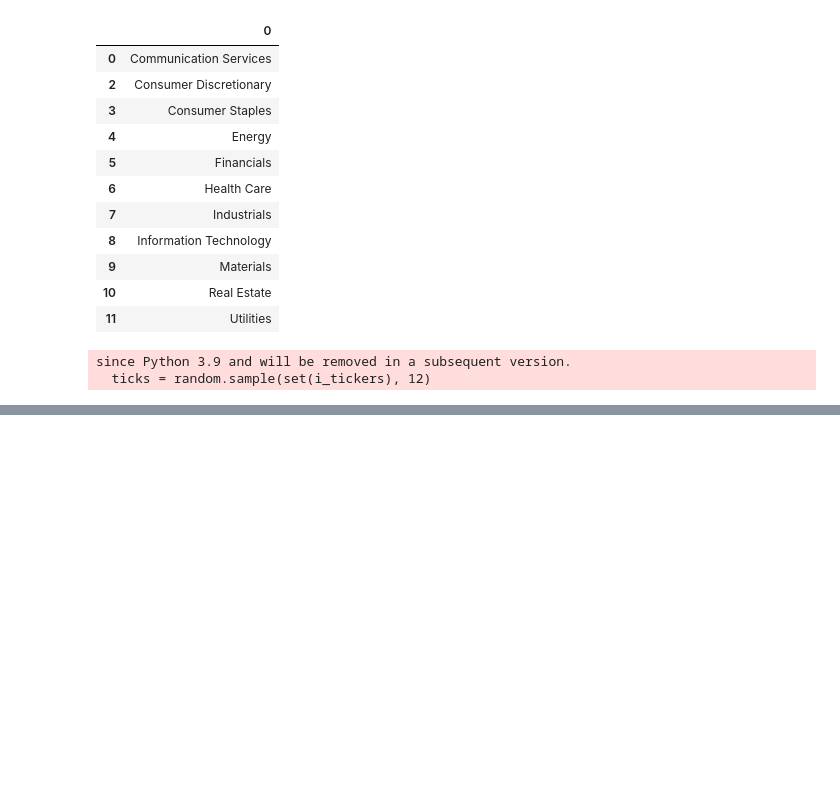
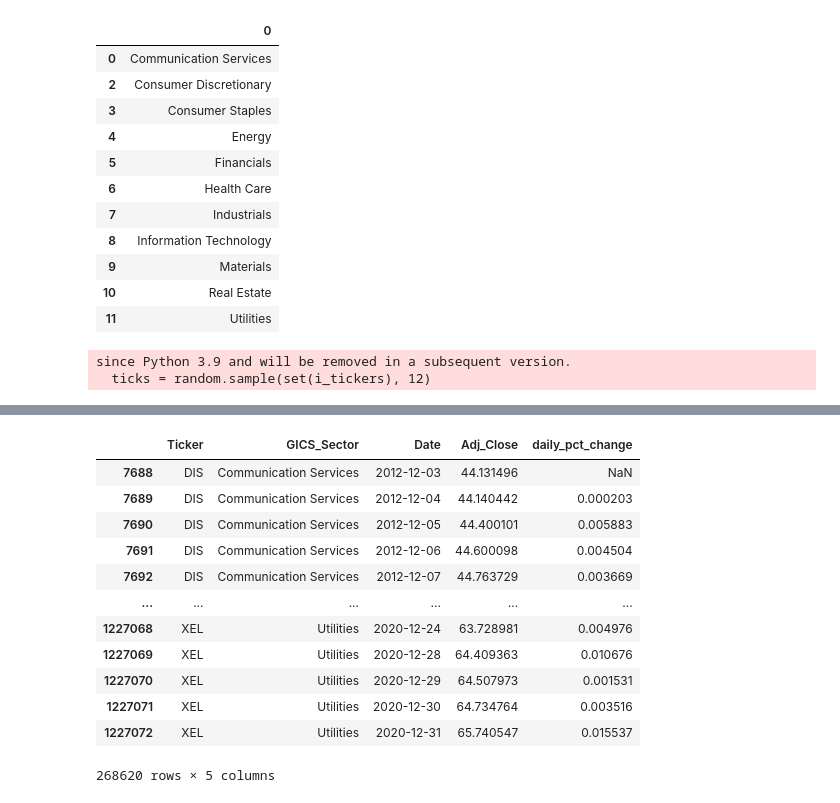
Before and after one commit to AlexGeiger1/Final_Project, a Jupyter notebook: ETL/ETL_stocks.ipynb, the cells around one changed output, grey strips where cells are left out. Saved outputs shown, nothing was run; the diff lists cells and outputs as text; code cells hidden in the pictures; blank space fills up the shorter version.

```diff
--- a/ETL/ETL_stocks.ipynb
+++ b/ETL/ETL_stocks.ipynb
@@ -284 +287,4 @@ cleaned_df.loc[cleaned_df["Year"] == 2013]
 132 rows × 4 columns
+# %%
+#Creating New Data Frame
+change_df = sectors_df.copy()
@@ -284,0 +307,18 @@ cleaned_df.loc[cleaned_df["Year"] == 2013]
+# %%
+#Calculating the daily percentage change per stock
+change_df["daily_pct_change"] = change_df.sort_values('Date').groupby(['Ticker', 'GICS_Sector']).Adj_Close.pct_change()
+change_df
+# %% [output]
+|  | Ticker | GICS_Sector | Date | Adj_Close | daily_pct_change |
+| 7688 | DIS | Communication Services | 2012-12-03 | 44.131496 | NaN |
+| 7689 | DIS | Communication Services | 2012-12-04 | 44.140442 | 0.000203 |
+| 7690 | DIS | Communication Services | 2012-12-05 | 44.400101 | 0.005883 |
+| 7691 | DIS | Communication Services | 2012-12-06 | 44.600098 | 0.004504 |
+| 7692 | DIS | Communication Services | 2012-12-07 | 44.763729 | 0.003669 |
+| ... | ... | ... | ... | ... | ... |
+| 1227068 | XEL | Utilities | 2020-12-24 | 63.728981 | 0.004976 |
+| 1227069 | XEL | Utilities | 2020-12-28 | 64.409363 | 0.010676 |
+| 1227070 | XEL | Utilities | 2020-12-29 | 64.507973 | 0.001531 |
+| 1227071 | XEL | Utilities | 2020-12-30 | 64.734764 | 0.003516 |
+| 1227072 | XEL | Utilities | 2020-12-31 | 65.740547 | 0.015537 |
+268620 rows × 5 columns
```
Also changed, not shown: parts of 20 cells of this notebook, 1 other file.
